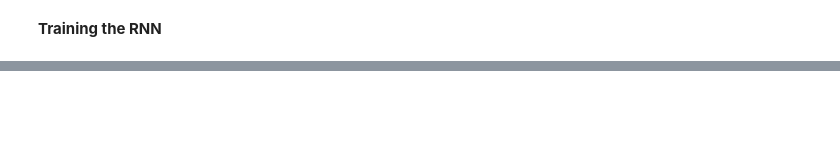
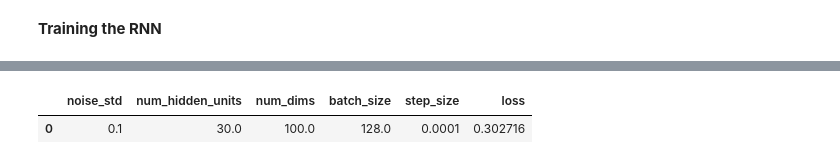
Before and after one commit to armandordorica/ECE1513_A6_RNNs_GRUs, a Jupyter notebook: ECE1513H_Assignment_6_boilerplate_Armando.ipynb, the cells around one changed output, grey strips where cells are left out. Drawn from its saved outputs; the diff is of its cells as text; code cells hidden in the pictures; blank space fills up the shorter version.

```diff
--- a/ECE1513H_Assignment_6_boilerplate_Armando.ipynb
+++ b/ECE1513H_Assignment_6_boilerplate_Armando.ipynb
@@ -235,0 +237,6 @@ plot_ou_process(x_true[0, 1:], x_tilde=x_tilde[0, 1:], x_pred=x_pred[:, 0],
+# %%
+hyperparams = {'noise_std':noise_std, 'num_hidden_units':num_hidden_units,
+               'num_dims':num_dims, 'batch_size': batch_size, 'step_size':step_size, 'loss':float(loss)}
+# %%
+import pandas as pd
+summary = pd.DataFrame.from_dict(hyperparams,orient='index')
@@ -235,0 +248,2 @@ plot_ou_process(x_true[0, 1:], x_tilde=x_tilde[0, 1:], x_pred=x_pred[:, 0],
+# %%
+hyperparam_search.append(summary.T)
@@ -235,0 +255,5 @@ plot_ou_process(x_true[0, 1:], x_tilde=x_tilde[0, 1:], x_pred=x_pred[:, 0],
+# %%
+ pd.concat(hyperparam_search)
+# %% [output]
+|  | noise_std | num_hidden_units | num_dims | batch_size | step_size | loss |
+| 0 | 0.1 | 30.0 | 100.0 | 128.0 | 0.0001 | 0.302716 |
```
Also changed, not shown: parts of 8 cells of this notebook.
